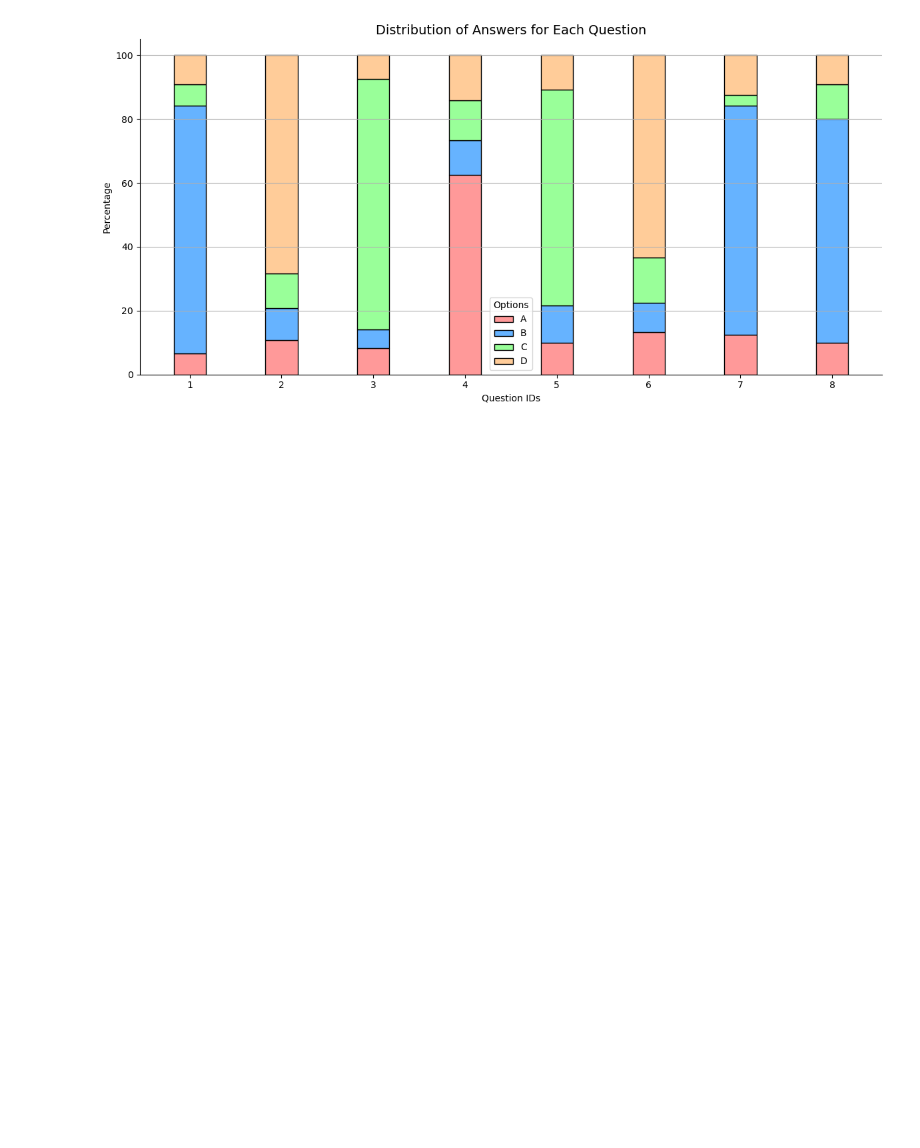
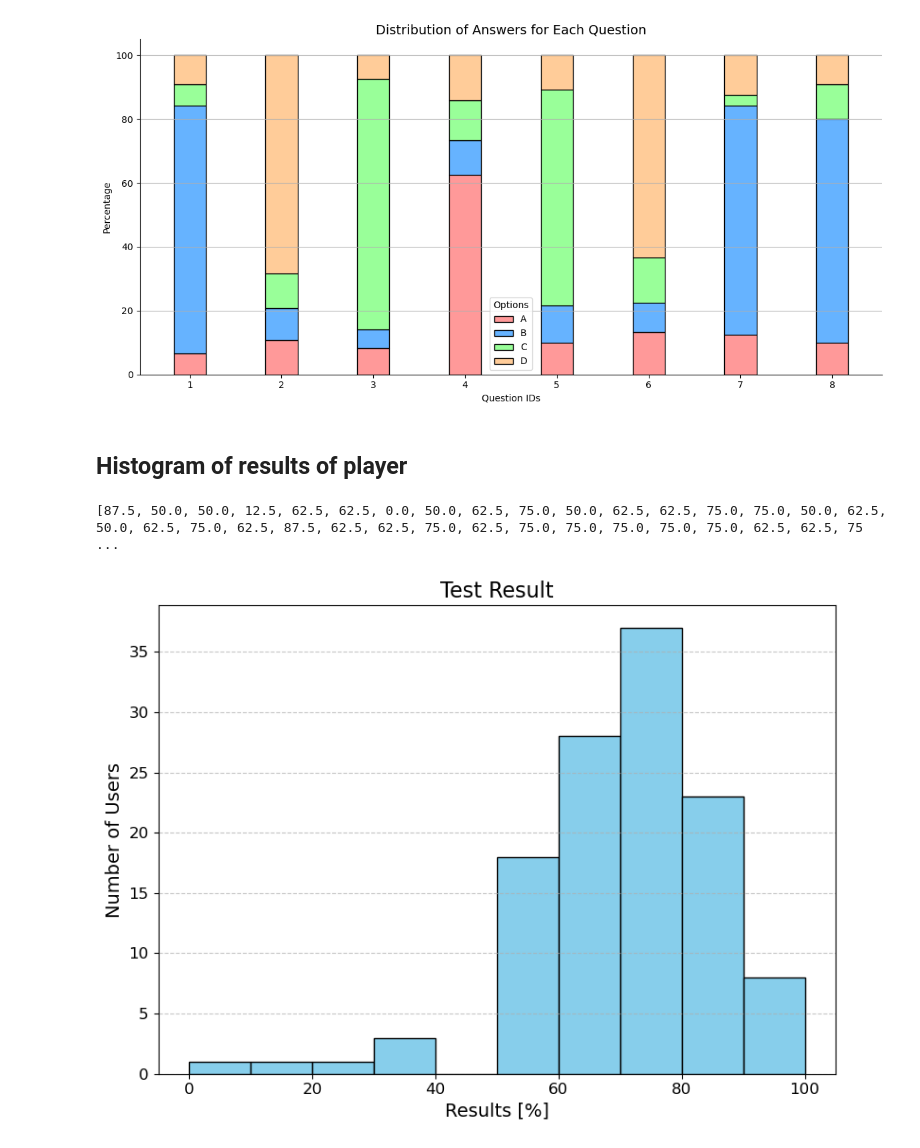
Before and after one commit to supernauth/quiz, a Jupyter notebook: analysis.ipynb, the cells around one changed output. Drawn from its saved outputs; the diff is of its cells as text; code cells hidden in the pictures; blank space fills up the shorter version.

Commit message:
Making and additional histogram

```diff
--- a/analysis.ipynb
+++ b/analysis.ipynb
@@ -52 +54,13 @@ user_data[1]
  'question_8': 1}
+# %%
+averages = []
+
+for user_id in range(1, 121):
+    user_values = user_data.get(user_id, {})  # Get user data or an empty dictionary if not present
+    if user_values:
+        average = sum(user_values.values()) / len(user_values)
+    else:
+        average = 0  # If no data for the user, average is 0
+    averages.append(average)
+
+print(averages)
@@ -207,3 +222,23 @@ plt.tight_layout()
 plt.show()
 # %% [output]
 [figure]
+# %% [markdown]
+## Histogram of results of player
+# %%
+averages_percent = [x * 100 for x in averages]
+print(averages_percent)
+# %% [output]
+[87.5, 50.0, 50.0, 12.5, 62.5, 62.5, 0.0, 50.0, 62.5, 75.0, 50.0, 62.5, 62.5, 75.0, 75.0, 50.0, 62.5, 50.0, 62.5, 75.0, 62.5, 87.5, 62.5, 62.5, 75.0, 62.5, 75.0, 75.0, 75.0, 75.0, 75.0, 62.5, 62.5, 75 ...
+# %%
+plt.figure(figsize=(8, 6))
+plt.hist(averages_percent, bins=10, color='skyblue', edgecolor='black')
+plt.xlabel('Results [%]', fontsize=14)
+plt.ylabel('Number of Users', fontsize=14)
+plt.title('Test Result', fontsize=16)
+plt.grid(axis='y', linestyle='--', alpha=0.7)
+plt.xticks(fontsize=12)
+plt.yticks(fontsize=12)
+plt.tight_layout()
+plt.show()
+# %% [output]
+[figure, added]
```
Also changed, not shown: parts of 4 cells of this notebook.
